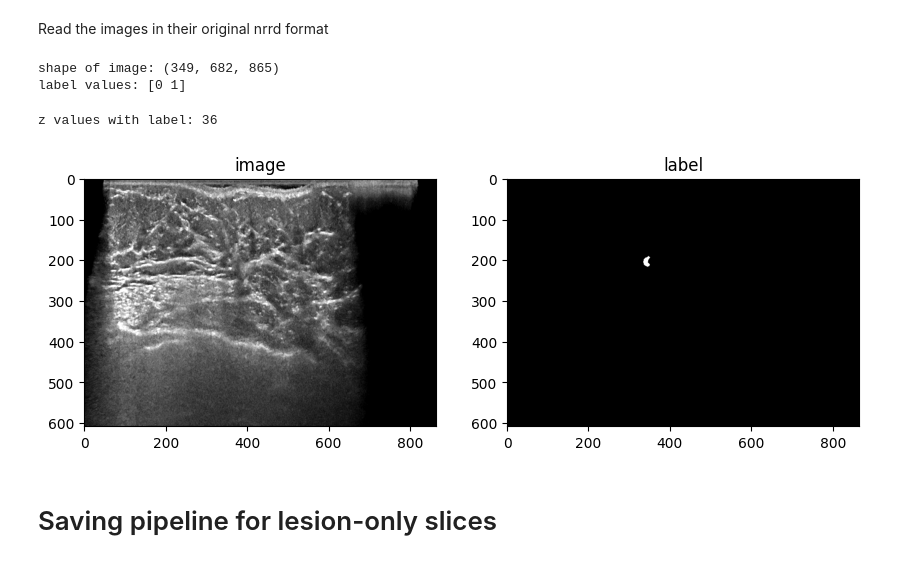
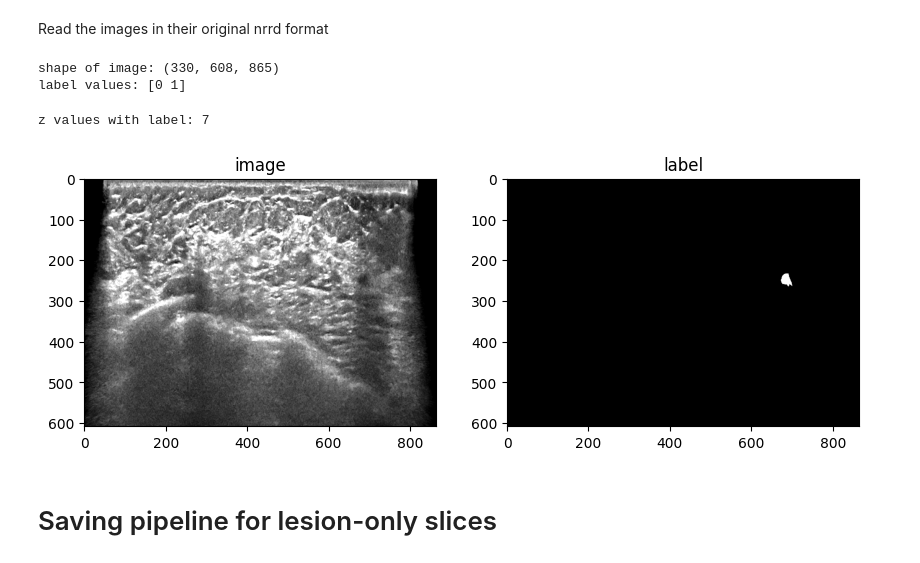
Before and after one commit to VICTORIA-project/tdsc_abus23, a Jupyter notebook: dataset_analysis/challange_data.ipynb, the cells around one changed output. Saved outputs shown, nothing was run; the diff lists cells and outputs as text; code cells hidden in the pictures.

Commit message:
saved mha images ensuring low resoltion lesion

```diff
--- a/dataset_analysis/challange_data.ipynb
+++ b/dataset_analysis/challange_data.ipynb
@@ -69,37 +59,43 @@ After creating the extended metadata we get the following information:<br>
 So essentially, the number of z-slides is the same, and the image ratio changes a little bit. <br>
 # %% [markdown]
 Read the images in their original nrrd format
+# %%
+# define paths, get list of images and labels and split them into train and test
+experiment_path = repo_path / 'experiments/SAMed_ABUS'
+root_path = repo_path / 'data/challange_2023/Train'
+
+# get list of images using metadata
+metadata = pd.read_csv(root_path / 'extended_metadata.csv')
 # %%
 # get example image
-idx = 21
+idx = 27
 row = metadata.iloc[idx]
-# image files, replace \\ with / for windows
-image_path = root_path /  row['data_path'].replace('\\', '/')
-label_path = root_path / row['mask_path'].replace('\\', '/')
-
+# paths
+image_path = root_path /  row['data_path']
+mask_path = root_path /  row['mask_path']
 # read
 im = sitk.GetArrayFromImage(sitk.ReadImage(image_path))
-label = sitk.GetArrayFromImage(sitk.ReadImage(label_path))
+label = sitk.GetArrayFromImage(sitk.ReadImage(mask_path))
 # info
 print(f'shape of image: {im.shape}')
 print(f'label values: {np.unique(label)}')
 # %% [output]
-shape of image: (349, 682, 865)
+shape of image: (330, 608, 865)
 label values: [0 1]
 # %%
 # we need to find z values for the mask that have a label
 z_values = np.unique(np.where(label)[0])
 print(f'z values with label: {z_values.shape[0]}')
 # %% [output]
-z values with label: 36
+z values with label: 7
 # %%
 # show slide of image and mask in z
-z = z_values[-1]
+z = z_values[3]
 fig, ax = plt.subplots(1,2, figsize=(10,10))
 ax[0].imshow(im[z,:,:], cmap='gray')
 ax[0].set_title('image')
 ax[1].imshow(label[z,:,:], cmap='gray')
 ax[1].set_title('label')
 plt.show()
 # %% [output]
-[figure, old version]
+[figure, new version]
```
Also changed, not shown: parts of 7 cells of this notebook, 1 other file.
